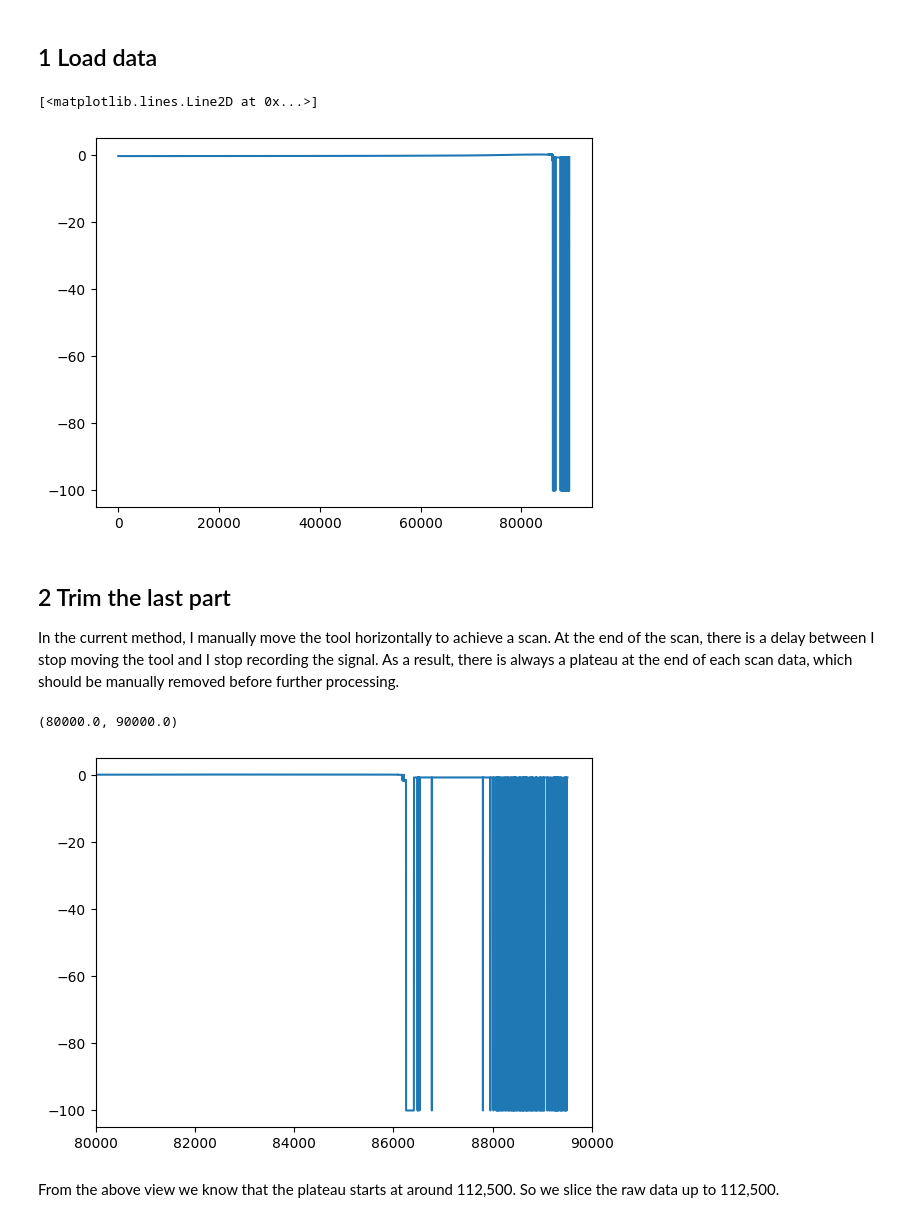
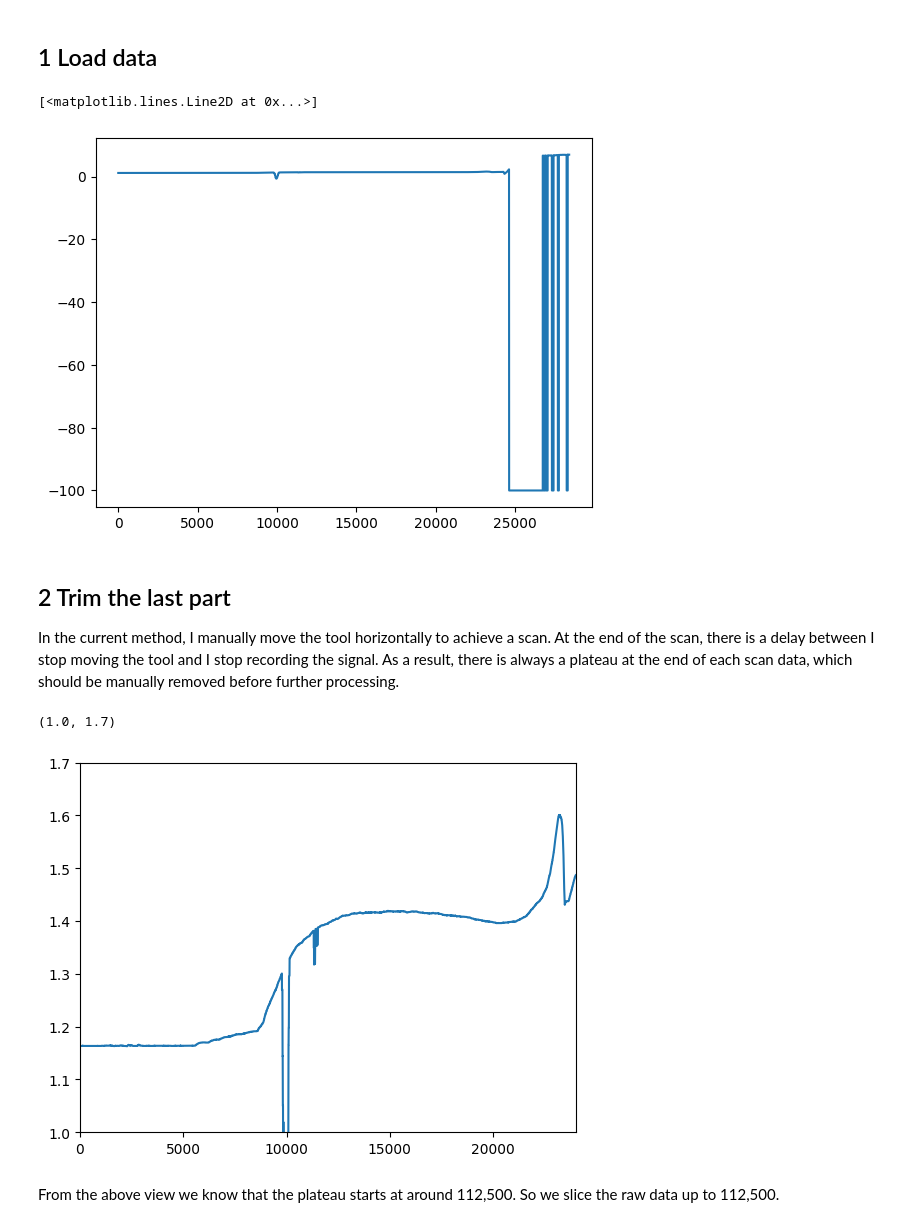
Before and after one commit to ZLoverty/WPM, a Jupyter notebook: Code/Surface_profile.ipynb, the cells around one changed output. Cells and saved outputs as stored; diff of their text form; code cells hidden in the pictures.

```diff
--- a/Code/Surface_profile.ipynb
+++ b/Code/Surface_profile.ipynb
@@ -10,23 +11,24 @@ import numpy as np
 # %% [markdown]
 ## 1 Load data
 # %%
-folder = r"F:\Zhengyang\04042024\Thin_film\Surface_profile"
-filename = "petridish-rubber"
+folder = r"E:\WPM\04102024\juice"
+filename = "beet-1"
 raw = pd.read_csv(os.path.join(folder, filename+".csv"), usecols=[1], skiprows=12)
 plt.plot(raw)
 # %% [output]
 [<matplotlib.lines.Line2D at 0x...>]
-[figure, old version]
+[figure, new version]
 # %% [markdown]
 ## 2 Trim the last part
 
 In the current method, I manually move the tool horizontally to achieve a scan. At the end of the scan, there is a delay between I stop moving the tool and I stop recording the signal. As a result, there is always a plateau at the end of each scan data, which should be manually removed before further processing.
 # %%
 plt.plot(raw)
-plt.xlim([80000,90000])
+plt.xlim([0, 24000])
+plt.ylim([1, 1.7])
 # %% [output]
-(80000.0, 90000.0)
+(1.0, 1.7)
-[figure, old version]
+[figure, new version]
 # %% [markdown]
 From the above view we know that the plateau starts at around 112,500. So we slice the raw data up to 112,500.
 # %%
```
Also changed, not shown: parts of 13 cells of this notebook.
